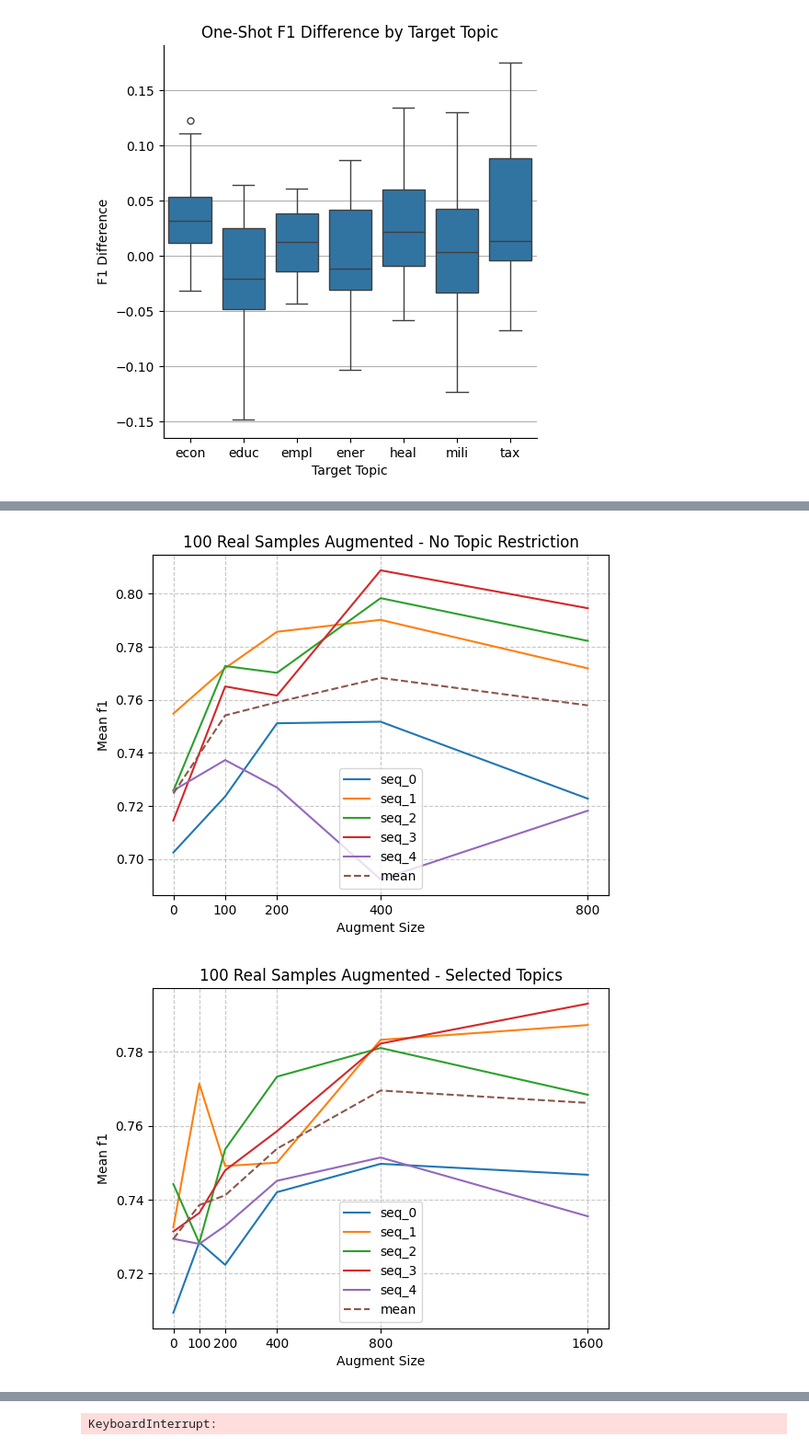
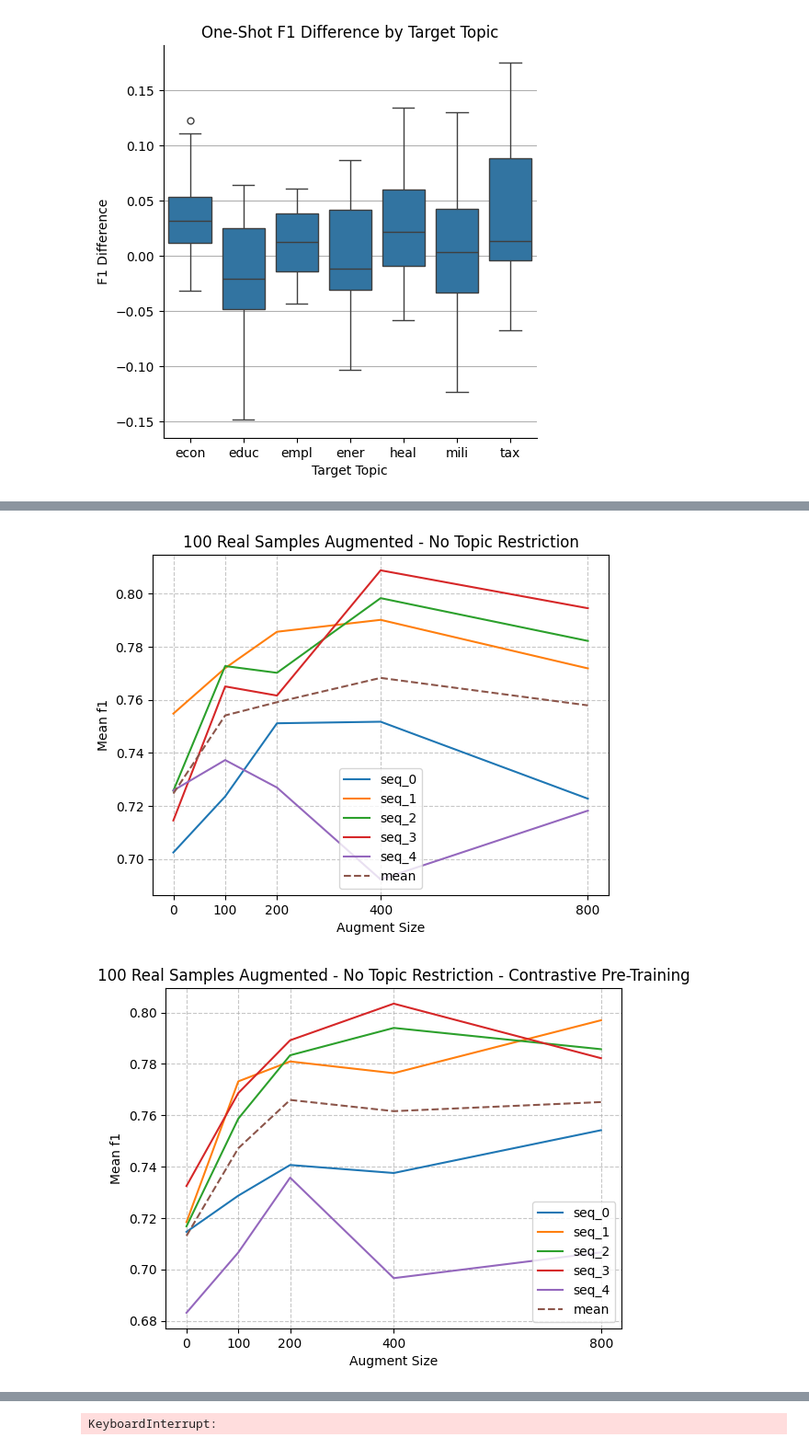
Before and after one commit to BashPrince/thesis, a Jupyter notebook: analysis/analysis.ipynb, the cells around one changed output, grey strips where cells are left out. Shown at 92% size. Saved outputs shown, nothing was run; the diff lists cells and outputs as text; code cells hidden in the pictures.

Commit message:
Low data contrastive experiment

```diff
--- a/analysis/analysis.ipynb
+++ b/analysis/analysis.ipynb
@@ -971,6 +971,19 @@ seq_groups = [
     },
     {
         "sequences": [
+            {"run_names": ("seq_0_aug_0_contrastive", "seq_0_aug_100_contrastive", "seq_0_aug_200_contrastive", "seq_0_aug_400_contrastive", "seq_0_aug_800_contrastive"), "plot_name": "seq_0"},
+            {"run_names": ("seq_1_aug_0_contrastive", "seq_1_aug_100_contrastive", "seq_1_aug_200_contrastive", "seq_1_aug_400_contrastive", "seq_1_aug_800_contrastive"), "plot_name": "seq_1"},
+            {"run_names": ("seq_2_aug_0_contrastive", "seq_2_aug_100_contrastive", "seq_2_aug_200_contrastive", "seq_2_aug_400_contrastive", "seq_2_aug_800_contrastive"), "plot_name": "seq_2"},
+            {"run_names": ("seq_3_aug_0_contrastive", "seq_3_aug_100_contrastive", "seq_3_aug_200_contrastive", "seq_3_aug_400_contrastive", "seq_3_aug_800_contrastive"), "plot_name": "seq_3"},
+            {"run_names": ("seq_4_aug_0_contrastive", "seq_4_aug_100_contrastive", "seq_4_aug_200_contrastive", "seq_4_aug_400_contrastive", "seq_4_aug_800_contrastive"), "plot_name": "seq_4"},
+        ],
+        "title": "100 Real Samples Augmented - No Topic Restriction - Contrastive Pre-Training",
+        "sizes": np.array([0, 100, 200, 400, 800]),
+        "x-label": "Augment Size",
+        "std_scale": 0
+    },
+    {
+        "sequences": [
             {"run_names": ("experiment_002_seq_0_aug_0", "experiment_002_seq_0_aug_100", "experiment_002_seq_0_aug_200", "experiment_002_seq_0_aug_400", "experiment_002_seq_0_aug_800", "experiment_002_seq_0_aug_1600"), "plot_name": "seq_0"},
             {"run_names": ("experiment_002_seq_1_aug_0", "experiment_002_seq_1_aug_100", "experiment_002_seq_1_aug_200", "experiment_002_seq_1_aug_400", "experiment_002_seq_1_aug_800", "experiment_002_seq_1_aug_1600"), "plot_name": "seq_1"},
             {"run_names": ("experiment_002_seq_2_aug_0", "experiment_002_seq_2_aug_100", "experiment_002_seq_2_aug_200", "experiment_002_seq_2_aug_400", "experiment_002_seq_2_aug_800", "experiment_002_seq_2_aug_1600"), "plot_name": "seq_2"},
@@ -1118,2 +1148,2 @@ eval_groups = [
 [figure]
-[figure, old version]
+[figure, new version]
```
Also changed, not shown: parts of 1 cell of this notebook, 3 other files.
